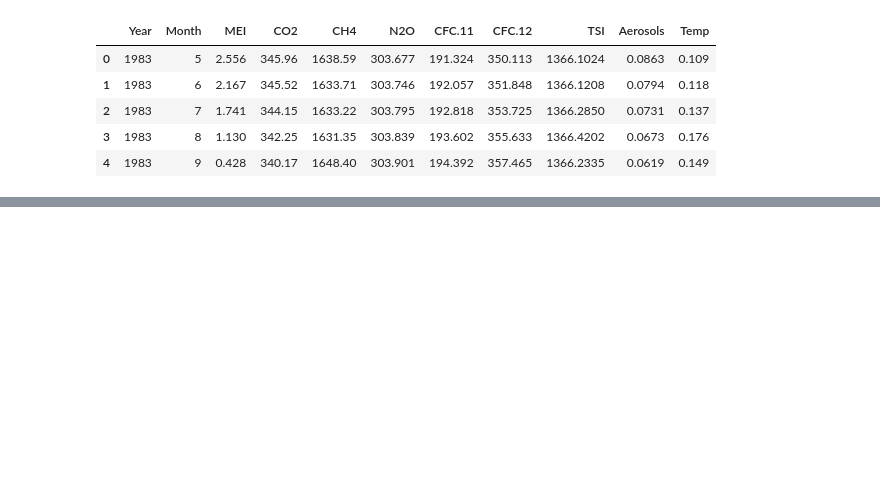
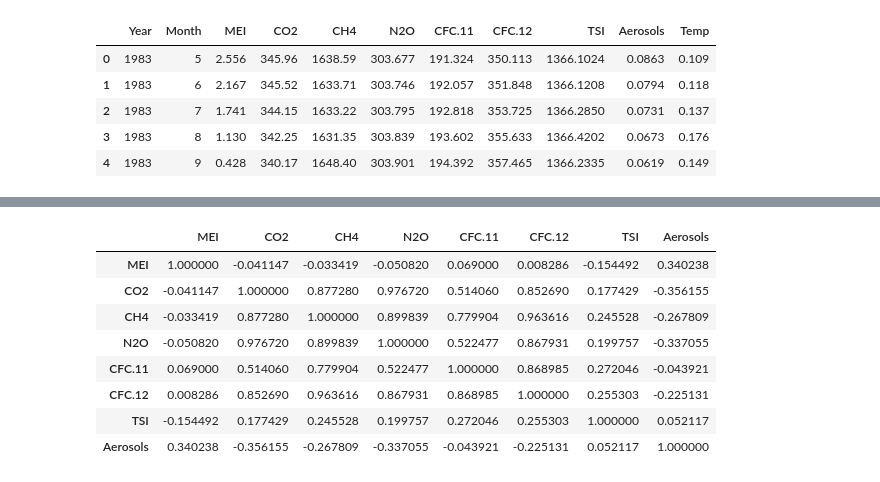
Before and after one commit to MayyarAA/ForecastingNeuralNetworks, a Jupyter notebook: MSCI433A1.ipynb, the cells around one changed output, grey strips where cells are left out. Saved outputs shown, nothing was run; the diff lists cells and outputs as text; code cells hidden in the pictures; blank space fills up the shorter version.

```diff
--- a/MSCI433A1.ipynb
+++ b/MSCI433A1.ipynb
@@ -265,6 +240,0 @@ X_2006_train
-# %%
-regr = LinearRegression()
-
-regr.fit(X_2006_train, Y_2006_train)
-
-print(regr.score(X_after2006_test, Y_after2006_test))
@@ -277,0 +259,13 @@ regr.coef_  [ 6.42053134e-02  6.45735927e-03  1.24041896e-04 -1.65280033e-02
+# %%
+#2.a.iv)
+X_2006_train.corr()
+# %% [output]
+|  | MEI | CO2 | CH4 | N2O | CFC.11 | CFC.12 | TSI | Aerosols |
+| MEI | 1.000000 | -0.041147 | -0.033419 | -0.050820 | 0.069000 | 0.008286 | -0.154492 | 0.340238 |
+| CO2 | -0.041147 | 1.000000 | 0.877280 | 0.976720 | 0.514060 | 0.852690 | 0.177429 | -0.356155 |
+| CH4 | -0.033419 | 0.877280 | 1.000000 | 0.899839 | 0.779904 | 0.963616 | 0.245528 | -0.267809 |
+| N2O | -0.050820 | 0.976720 | 0.899839 | 1.000000 | 0.522477 | 0.867931 | 0.199757 | -0.337055 |
+| CFC.11 | 0.069000 | 0.514060 | 0.779904 | 0.522477 | 1.000000 | 0.868985 | 0.272046 | -0.043921 |
+| CFC.12 | 0.008286 | 0.852690 | 0.963616 | 0.867931 | 0.868985 | 1.000000 | 0.255303 | -0.225131 |
+| TSI | -0.154492 | 0.177429 | 0.245528 | 0.199757 | 0.272046 | 0.255303 | 1.000000 | 0.052117 |
+| Aerosols | 0.340238 | -0.356155 | -0.267809 | -0.337055 | -0.043921 | -0.225131 | 0.052117 | 1.000000 |
```
Also changed, not shown: parts of 14 cells of this notebook.
